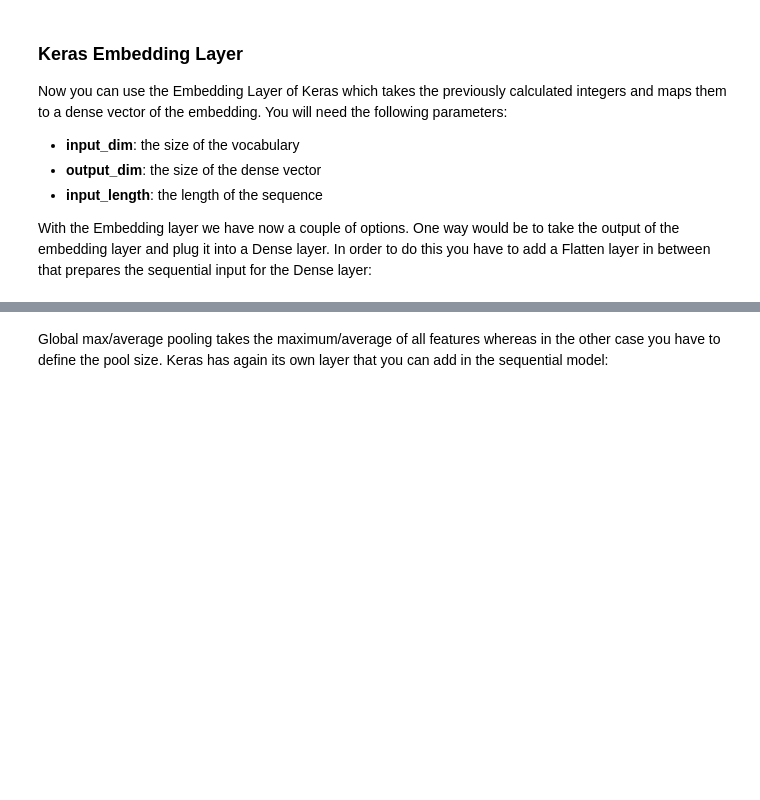
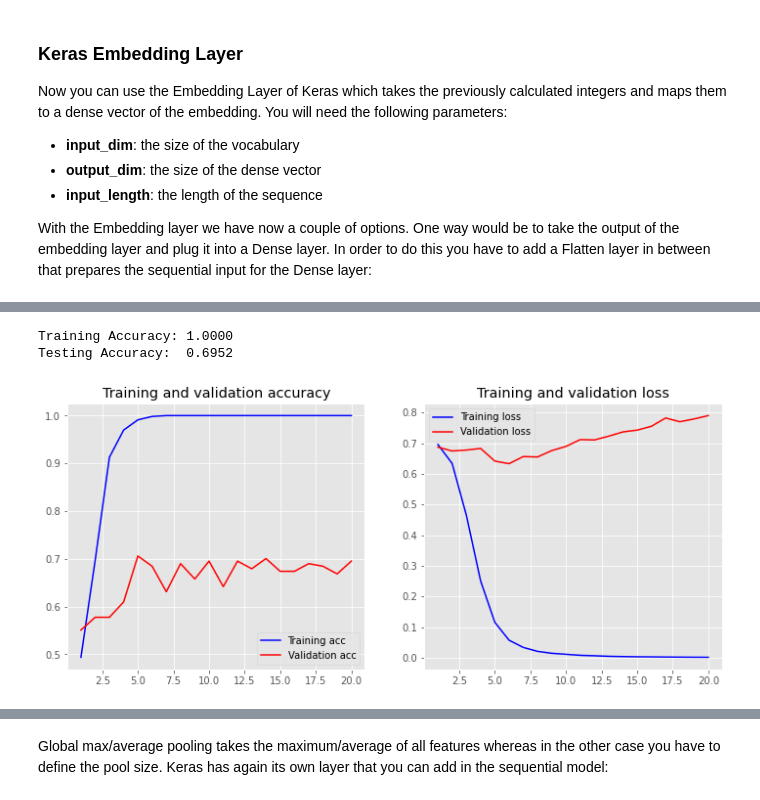
Before and after one commit to ftk1000/colab_demos, a Jupyter notebook: text_classification_with_python_and_keras.ipynb, the cells around one changed output, grey strips where cells are left out. Saved outputs shown, nothing was run; the diff lists cells and outputs as text; code cells hidden in the pictures; blank space fills up the shorter version.

```diff
--- a/text_classification_with_python_and_keras.ipynb
+++ b/text_classification_with_python_and_keras.ipynb
@@ -498,7 +556,7 @@ KeyError: ignored
 # %% [markdown]
 ** pad sequences with Keras**
 # %%
-maxlen = 100
+maxlen = 120
 
 X_train = pad_sequences(X_train, padding='post', maxlen=maxlen)
 X_test = pad_sequences(X_test, padding='post', maxlen=maxlen)
@@ -530,11 +623,18 @@ model.summary()
 # %%
 history = model.fit(X_train, y_train,
                     epochs=20,
-                    verbose=True,
+                    verbose=False,
                     validation_data=(X_test, y_test),
                     batch_size=10)
+
 loss, accuracy = model.evaluate(X_train, y_train, verbose=False)
 print("Training Accuracy: {:.4f}".format(accuracy))
+
 loss, accuracy = model.evaluate(X_test, y_test, verbose=False)
 print("Testing Accuracy:  {:.4f}".format(accuracy))
+
 plot_history(history)
+# %% [output]
+Training Accuracy: 1.0000
+Testing Accuracy:  0.6952
+[figure, added]
```
Also changed, not shown: parts of 35 cells of this notebook.
